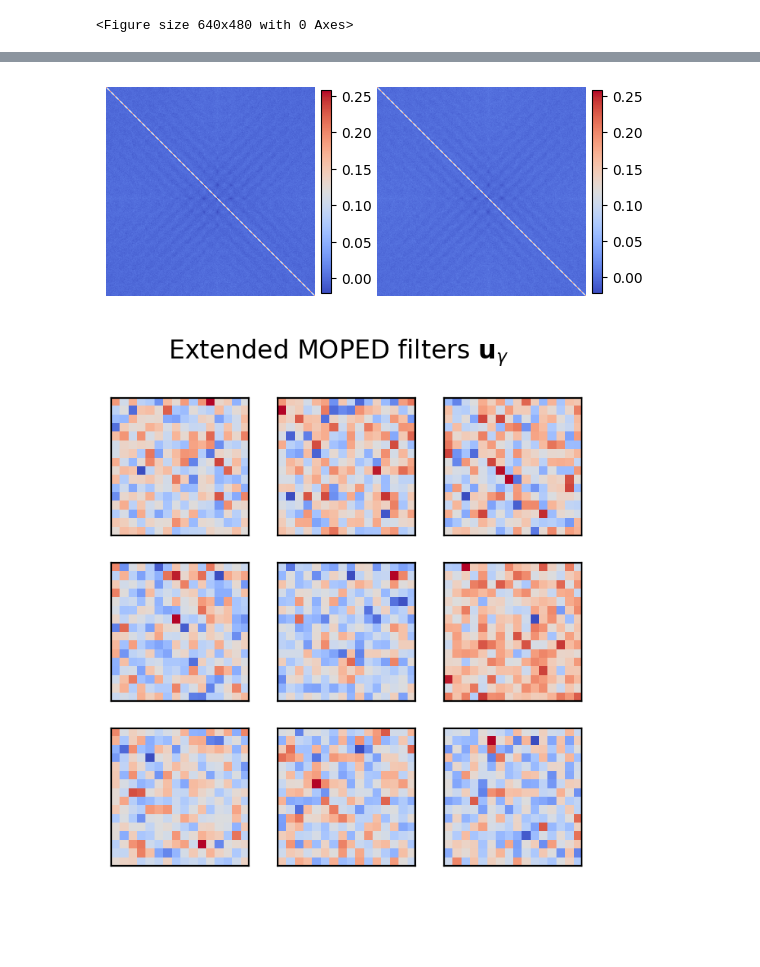
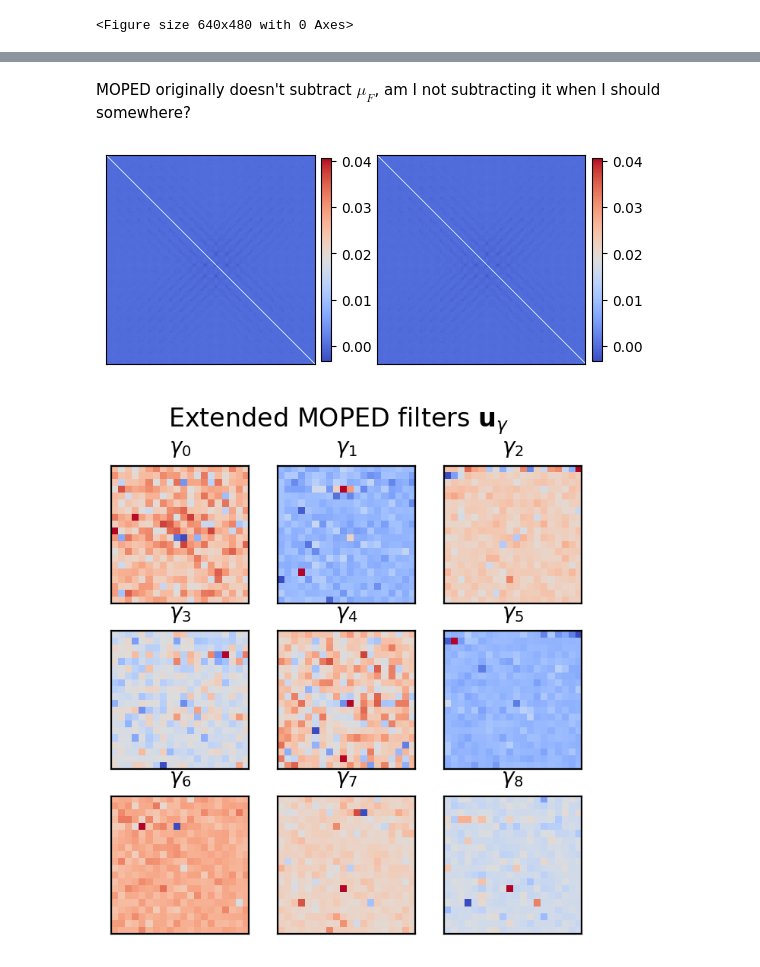
Before and after one commit to homerjed/extended_physics_compression, a Jupyter notebook: compression_galaxy.ipynb, the cells around one changed output, grey strips where cells are left out. Drawn from its saved outputs; the diff is of its cells as text; code cells hidden in the pictures; blank space fills up the shorter version.

```diff
--- a/compression_galaxy.ipynb
+++ b/compression_galaxy.ipynb
@@ -64,7 +87,9 @@ plt.show()
 # %%
 def elliptical_exponential_bulge_galaxy(
-    key, A=1.0, a=3.0, epsilon=0.3, phi=0.0, A_b=1.0, a_b=4.0, n_pix=32, noise=False
+    key, A, a, epsilon, phi, A_b, a_b, n_pix=32, noise=False
 ):
+    background_level = 100.
+
     x0, y0 = n_pix // 2, n_pix // 2
 
     y, x = jnp.meshgrid(np.arange(n_pix), np.arange(n_pix), indexing='ij')
@@ -76,20 +101,21 @@ def elliptical_exponential_bulge_galaxy(
     varphi = jnp.arctan2(dy, dx)
 
     # Compute the elliptical exponential brightness
-    numerator = jnp.sqrt(1. + epsilon ** 2. - 2. * epsilon * jnp.cos(2 * (varphi - phi)))
+    numerator = jnp.sqrt(1. + epsilon ** 2. - 2. * epsilon * jnp.cos(2. * (varphi - phi)))
     denominator = a * jnp.sqrt(1. - epsilon ** 2.)
-    mu = A * jnp.exp(-r * numerator / denominator) + A_b * jnp.exp(-a_b * r ** 2.)
+    # mu = A_b * jnp.exp(-a_b * r ** 2.)
+    mu = A * jnp.exp(-r * numerator / denominator) + A_b * jnp.exp(-a_b * r ** 2.) + background_level
 
     if noise:
-        mu += jr.normal(key, mu.shape) * 0.05 * (A + A_b) # NOTE: is this right?
+        mu += jr.normal(key, mu.shape) * 0.2
 
     return mu
 
 img_clean = elliptical_exponential_bulge_galaxy(
-    key, A=10.0, a=5.0, phi=0.3, epsilon=0.4, A_b=1.0, a_b=4.0
+    key, A=10.0, a=5.0, phi=0.3, epsilon=0.4, A_b=1.0, a_b=0.1
 )
 img_noisy = elliptical_exponential_bulge_galaxy(
-    key, A=10.0, a=5.0, phi=0.3, epsilon=0.4, A_b=1.0, a_b=4.0, noise=True
+    key, A=10.0, a=5.0, phi=0.3, epsilon=0.4, A_b=1.0, a_b=0.1, noise=True
 )
 
 # Plot
@@ -105,7 +131,8 @@ im = ax.imshow(img_noisy, origin='lower')
 plt.colorbar(im, fraction=0.045, pad=0.03)
 
 for ax in axs:
-    ax.axis("off")
+    ax.set_xticks([])
+    ax.set_yticks([])
 
 plt.tight_layout()
 plt.show()
@@ -283,11 +377,13 @@ plt.show()
+# %% [markdown]
+MOPED originally doesn't subtract $\mu_F$, am I not subtracting it when I should somewhere?
 # %%
 # Calculate analytic covariance of X and compare to simulated
 covariance_X_ = np.zeros((n_d, n_d))
 for i in range(n_d):
   for j in range(n_d):
     term = sum(
-        (covariance @ U[p])[i] * (covariance @ U[p])[j]
-        for p in range(theta.size)
+        (covariance @ U[p, :])[i] * (covariance @ U[p, :])[j]
+        for p in range(n_theta)
     )
     covariance_X_[i, j] = covariance[i, j] - term
 
@@ -295,31 +391,33 @@ fig, axs = plt.subplots(1, 2)
 ax = axs[0]
 im = ax.imshow(covariance_X_)
 plt.colorbar(im, fraction=0.045, pad=0.03)
-ax.axis("off")
+ax.set_xticks([])
+ax.set_yticks([])
 ax = axs[1]
 im = ax.imshow(covariance_X)
 plt.colorbar(im, fraction=0.045, pad=0.03)
-ax.axis("off")
+ax.set_xticks([])
+ax.set_yticks([])
 plt.show()
 # %% [output]
-[figure, old version]
+[figure, new version]
 # %%
 n_side = int(np.sqrt(n_gamma)) + 1
 
 fig, axs = plt.subplots(n_side, n_side, dpi=200, figsize=(4., 4.))
 fig.suptitle(r"Extended MOPED filters $\mathbf{u}_\gamma$")
 
 for i, ax in enumerate(axs.ravel()):
-    # ax.set_title(r"$\gamma_{}$".format(i))
-    ax.imshow(U_extended[theta.size + i].reshape(n_pix, n_pix)) # Skip theta filters
+    ax.set_title(r"$\gamma_{}$".format(i), fontsize=10)
+    ax.imshow(U_extended[n_theta + i, :].reshape(n_pix, n_pix)) # Skip theta filters
 
 for ax in axs.ravel():
     ax.set_xticks([])
     ax.set_yticks([])
 
 plt.show()
 # %% [output]
-[figure, old version]
+[figure, new version]
 # %%
 def moped_extended(d, alpha=n_gamma):
     # f_alpha = b_alpha if alpha in 1,...,M OR u_alpha if alpha in [M + 1, N]
```
Also changed, not shown: parts of 28 cells of this notebook, 1 other file.
